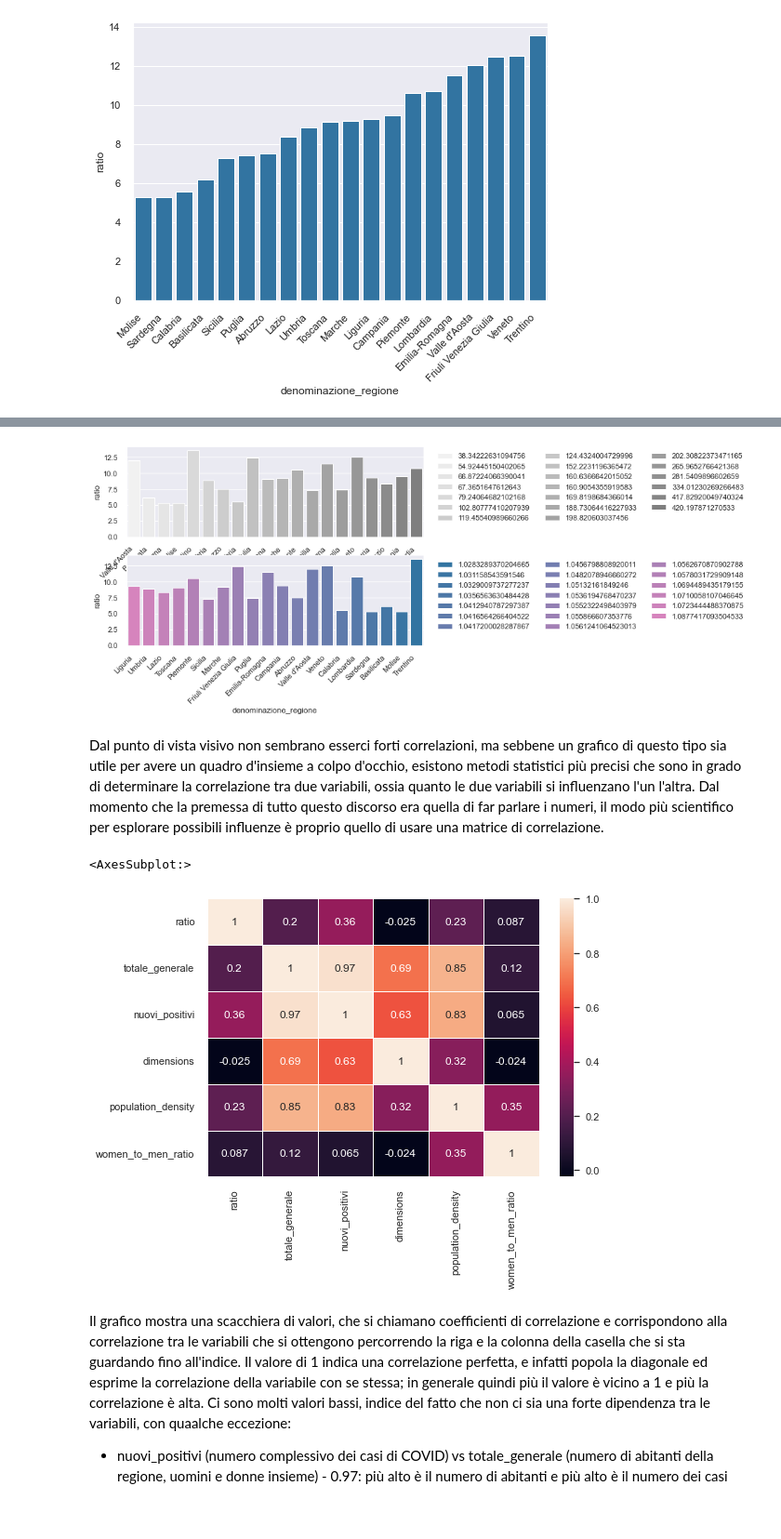
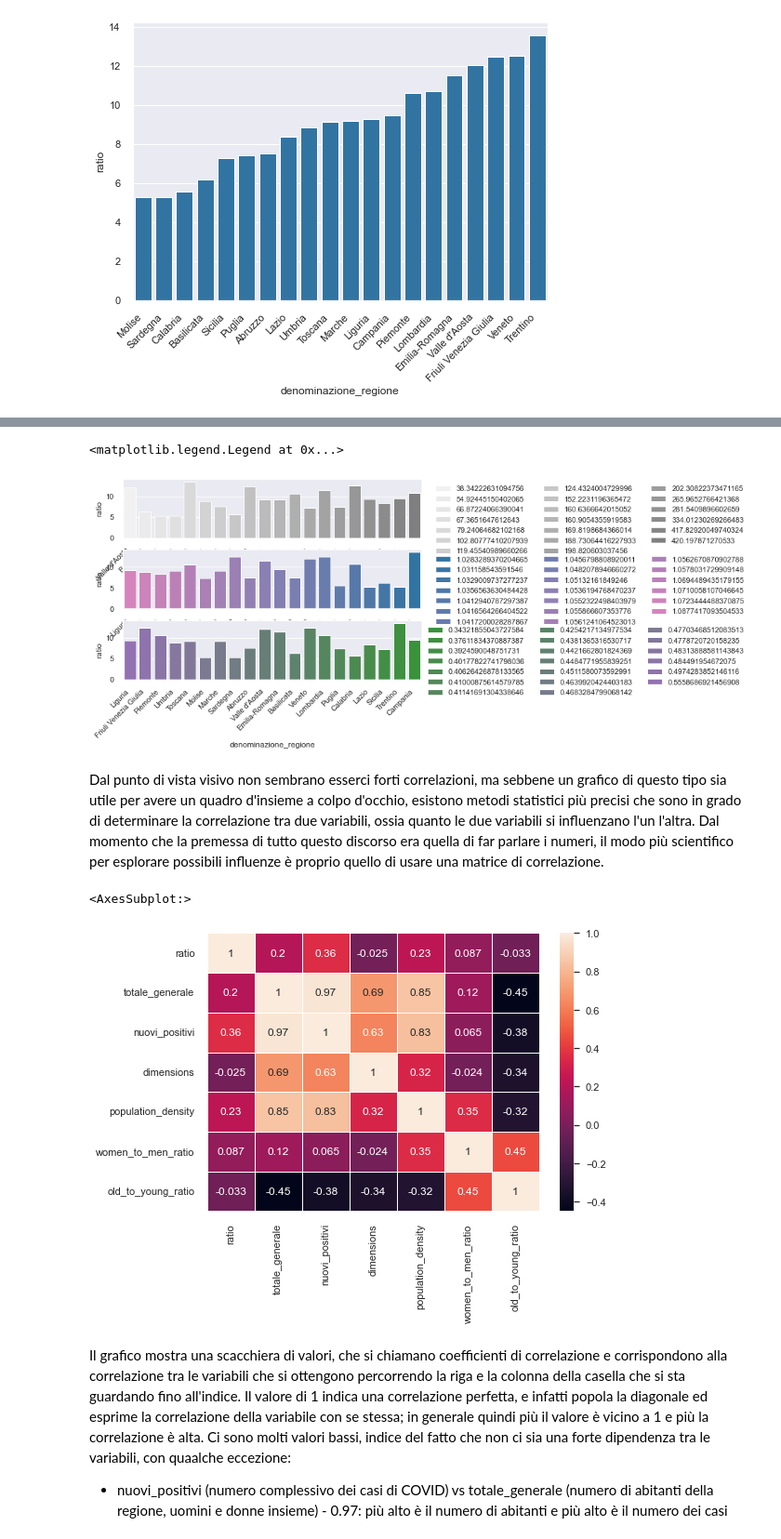
Before and after one commit to andreolidavide/COVID-in-numbers_IT, a Jupyter notebook: Jup Notebook.ipynb, the cells around one changed output, grey strips where cells are left out. Shown at 93% size. Cells and saved outputs as stored; diff of their text form; code cells hidden in the pictures; blank space fills up the shorter version.

Commit message:
Added age graph

```diff
--- a/Jup Notebook.ipynb
+++ b/Jup Notebook.ipynb
@@ -218,7 +223,7 @@ total_cases_by_region["totale_uomini"] = regional_population_by_age.pivot_table(
 total_cases_by_region["totale_donne"] = regional_population_by_age.pivot_table(index="denominazione_regione", values="totale_genere_femminile", aggfunc=np.sum)["totale_genere_femminile"]
 total_cases_by_region["women_to_men_ratio"] = total_cases_by_region["totale_donne"] / total_cases_by_region["totale_uomini"]
 
-total_cases_by_region_correlations_fig, total_cases_by_region_correlations_axes = plt.subplots(2)
+total_cases_by_region_correlations_fig, total_cases_by_region_correlations_axes = plt.subplots(3)
 
 total_cases_by_region.sort_values(by="population_density", inplace=True)
 
@@ -229,27 +234,47 @@ total_cases_by_region_correlations_axes[0].legend(loc = 1, ncol = 3, bbox_to_anc
 #total_cases_by_region_correlations_axes[0].get_legend().remove()
 
 total_cases_by_region.sort_values(by="women_to_men_ratio", inplace=True, ascending=False)
-total_cases_by_region.head()
 
 sns.barplot(ax=total_cases_by_region_correlations_axes[1], x=total_cases_by_region.index, y=total_cases_by_region["ratio"], hue=total_cases_by_region["women_to_men_ratio"], dodge=False, palette=sns.blend_palette(["tab:blue","tab:pink"], 20))
 total_cases_by_region_correlations_axes[1].set_xticklabels(total_cases_by_region.index, rotation=45, ha="right")
 total_cases_by_region_correlations_axes[1].ticklabel_format(style='plain', axis= 'y')
 total_cases_by_region_correlations_axes[1].legend(loc = 1, ncol = 3, bbox_to_anchor=(2.1, 1))
 #total_cases_by_region_correlations_axes[1].get_legend().remove()
-total_cases_by_region.sort_values(by="population_density", inplace=True, ascending=False)
+
+
+
+
+total_cases_by_region.sort_index(inplace=True)
+
+total_cases_by_region_with_age_info = pd.merge(total_cases_by_region, regional_population_by_age.pivot_table(index="denominazione_regione", values="totale_generale", columns='range_eta',aggfunc=np.sum), on='denominazione_regione')
+
+total_cases_by_region_with_age_info["0-59"] = total_cases_by_region_with_age_info['0-15'] + total_cases_by_region_with_age_info['16-19'] + total_cases_by_region_with_age_info['20-29'] + total_cases_by_region_with_age_info['30-39'] + total_cases_by_region_with_age_info['40-49'] + total_cases_by_region_with_age_info['50-59']
+total_cases_by_region_with_age_info["60+"] = total_cases_by_region_with_age_info['60-69'] + total_cases_by_region_with_age_info['70-79'] + total_cases_by_region_with_age_info['80-89'] + total_cases_by_region_with_age_info['90+']
+total_cases_by_region_with_age_info.head()
+
+total_cases_by_region["old_to_young_ratio"] = total_cases_by_region_with_age_info["60+"] / total_cases_by_region_with_age_info["0-59"]
+
+total_cases_by_region.sort_values(by="old_to_young_ratio", inplace=True, ascending=False)
+
+sns.barplot(ax=total_cases_by_region_correlations_axes[2], x=total_cases_by_region.index, y=total_cases_by_region["ratio"], hue=total_cases_by_region["old_to_young_ratio"], dodge=False, palette=sns.blend_palette(["tab:green","tab:purple"], 20))
+total_cases_by_region_correlations_axes[2].set_xticklabels(total_cases_by_region.index, rotation=45, ha="right")
+total_cases_by_region_correlations_axes[2].ticklabel_format(style='plain', axis= 'y')
+total_cases_by_region_correlations_axes[2].legend(loc = 1, ncol = 3, bbox_to_anchor=(2.1, 1))
+#total_cases_by_region_correlations_axes[2].get_legend().remove()
 # %% [output]
+<matplotlib.legend.Legend at 0x...>
-[figure, old version]
+[figure, new version]
 # %% [markdown]
 Dal punto di vista visivo non sembrano esserci forti correlazioni, ma sebbene un grafico di questo tipo sia utile per avere un quadro d'insieme a colpo d'occhio, esistono metodi statistici più precisi che sono in grado di determinare la correlazione tra due variabili, ossia quanto le due variabili si influenzano l'un l'altra. Dal momento che la premessa di tutto questo discorso era quella di far parlare i numeri, il modo più scientifico per esplorare possibili influenze è proprio quello di usare una matrice di correlazione.
 # %%
-relevant_columns = total_cases_by_region[['ratio', 'totale_generale', 'nuovi_positivi','dimensions', 'population_density', 'women_to_men_ratio']]
+relevant_columns = total_cases_by_region[['ratio', 'totale_generale', 'nuovi_positivi','dimensions', 'population_density', 'women_to_men_ratio', 'old_to_young_ratio']]
 
 correlation_matrix = relevant_columns.corr()
 
 sns.heatmap(correlation_matrix, annot=True, linewidths=.5)
 # %% [output]
 <AxesSubplot:>
-[figure, old version]
+[figure, new version]
 # %% [markdown]
 Il grafico mostra una scacchiera di valori, che si chiamano coefficienti di correlazione e corrispondono alla correlazione tra le variabili che si ottengono percorrendo la riga e la colonna della casella che si sta guardando fino all'indice. Il valore di 1 indica una correlazione perfetta, e infatti popola la diagonale ed esprime la correlazione della variabile con se stessa; in generale quindi più il valore è vicino a 1 e più la correlazione è alta.
 Ci sono molti valori bassi, indice del fatto che non ci sia una forte dipendenza tra le variabili, con quaalche eccezione:
```
Also changed, not shown: parts of 4 cells of this notebook.
